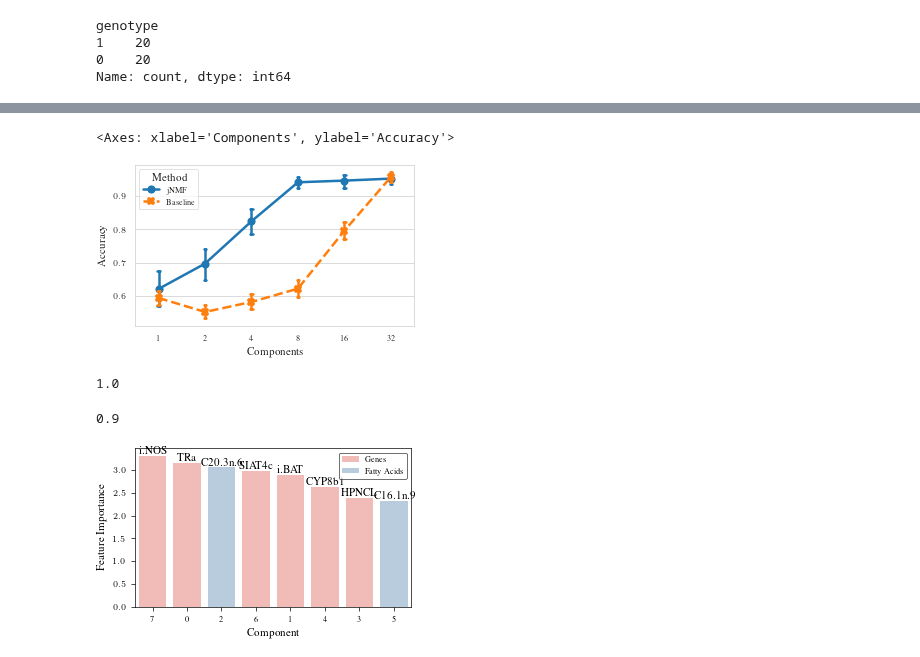
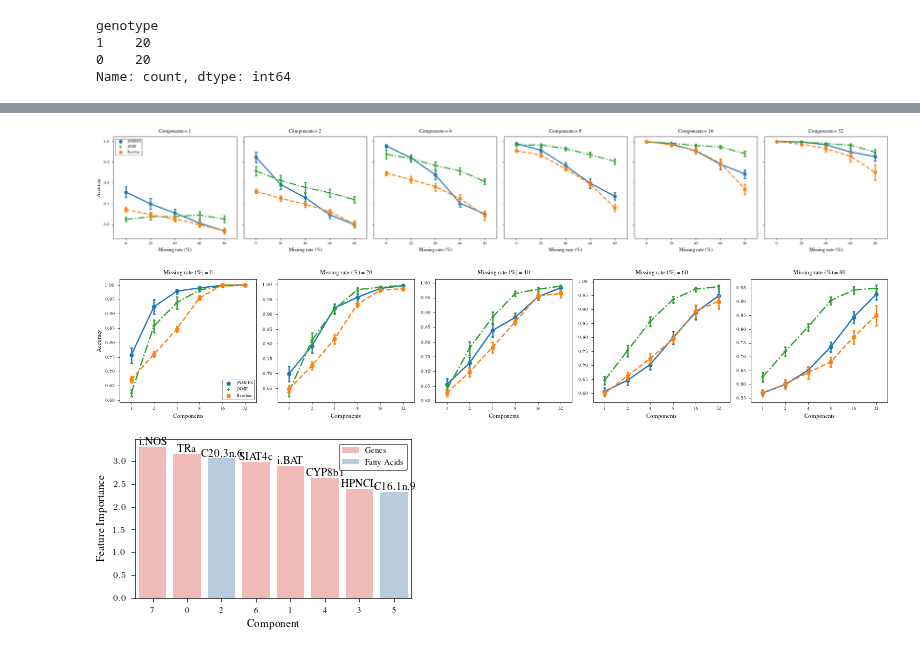
Before and after one commit to RafRomB/imml, a Jupyter notebook: tutorials/select_and_extract_features.ipynb, the cells around one changed output, grey strips where cells are left out. Cells and saved outputs as stored; diff of their text form; code cells hidden in the pictures.

```diff
--- a/tutorials/select_and_extract_features.ipynb
+++ b/tutorials/select_and_extract_features.ipynb
@@ -321,30 +342,22 @@ g.axes[0][0].legend(loc='lower right')
-# %%
-sns.pointplot(data=df, x="Components", y="Accuracy", hue="Method", markers=["o", "X"], linestyles=["-", "--"], capsize= 0.05,
-              seed= 42)
-# %% [output]
-<Axes: xlabel='Components', ylabel='Accuracy'>
-[figure, removed]
-# %%
-
-pipeline = make_pipeline(MultiViewTransformer(MinMaxScaler().set_output(transform="pandas")),
-                         jNMFFeatureSelector(n_components = 16, random_state=42),
-                         ConcatenateViews(),
-                         SVC(random_state=42))
-pipeline.fit(Xs, y)
-preds = pipeline.predict(Xs)
-accuracy_score(y_pred=preds, y_true=y)
-# %% [output]
-1.0
-# %%
-pipeline = make_pipeline(MultiViewTransformer(MinMaxScaler().set_output(transform="pandas")),
-                         ConcatenateViews(),
-                         FunctionTransformer(lambda x: x.iloc[:,np.random.default_rng(42).integers(0, 121, size= 16)]),
-                         SVC(random_state=42))
-pipeline.fit(Xs, y)
-preds = pipeline.predict(Xs)
-accuracy_score(y_pred=preds, y_true=y)
-# %% [output]
-0.9
+# %%
+g = sns.FacetGrid(data=df, col="Components", despine=False).map_dataframe(sns.pointplot, x="Missing rate (\%)", y="Accuracy", hue="Method",
+                                                                          markers=["o", "+", "X"], linestyles=["-", "-.", "--"], capsize= 0.05,
+                                                                          seed= 42, palette= ["#1f77b4", "#2ca02c", "#ff7f0e"])
+g.axes[0][0].legend(loc='upper left')
+plt.savefig("paper_figures/selection_a.pdf")
+plt.savefig("paper_figures/selection_a.svg")
+# %% [output]
+[figure, added]
+# %%
+g = sns.FacetGrid(data=df, col="Missing rate (\%)", despine=False, sharey=False).map_dataframe(sns.pointplot, x="Components", y="Accuracy", hue="Method",
+                                                                                               markers=["o", "+", "X"], linestyles=["-", "-.", "--"],
+                                                                                               capsize= 0.05,
+                                                                                               seed= 42, palette= ["#1f77b4", "#2ca02c", "#ff7f0e"])
+g.axes[0][0].legend(loc='lower right')
+plt.savefig("paper_figures/selection_b.pdf")
+plt.savefig("paper_figures/selection_b.svg")
+# %% [output]
+[figure, added]
 # %%
 p = 0.3
 amputed_Xs = Amputer(p= p, mechanism="PM", random_state=42).fit_transform(Xs)
```
Also changed, not shown: parts of 26 cells of this notebook, 2 other files.
